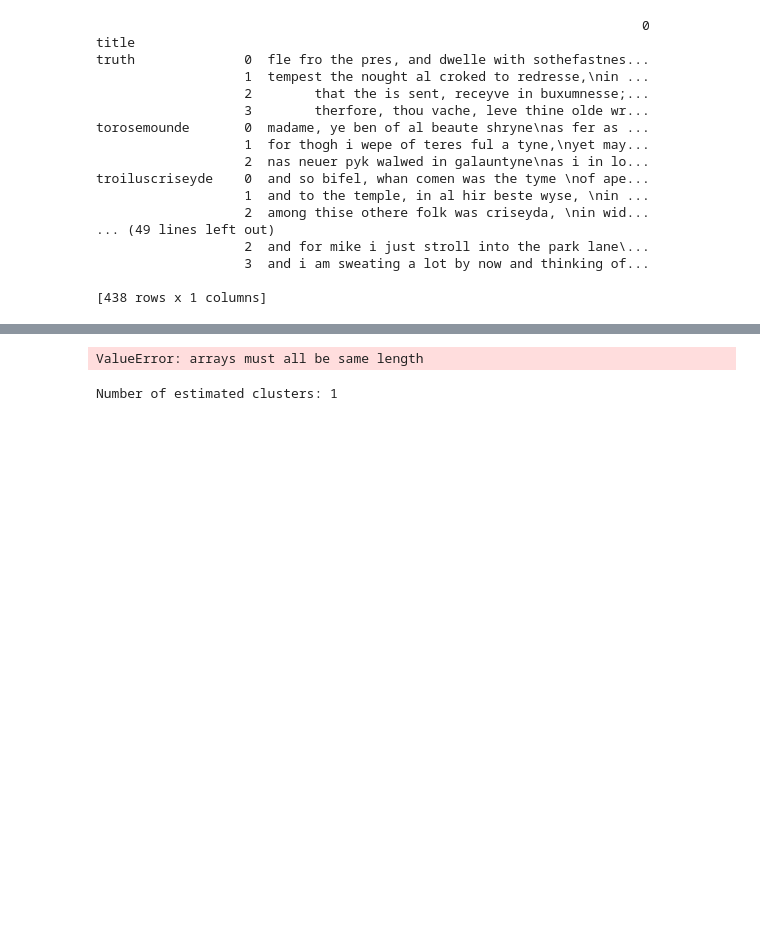
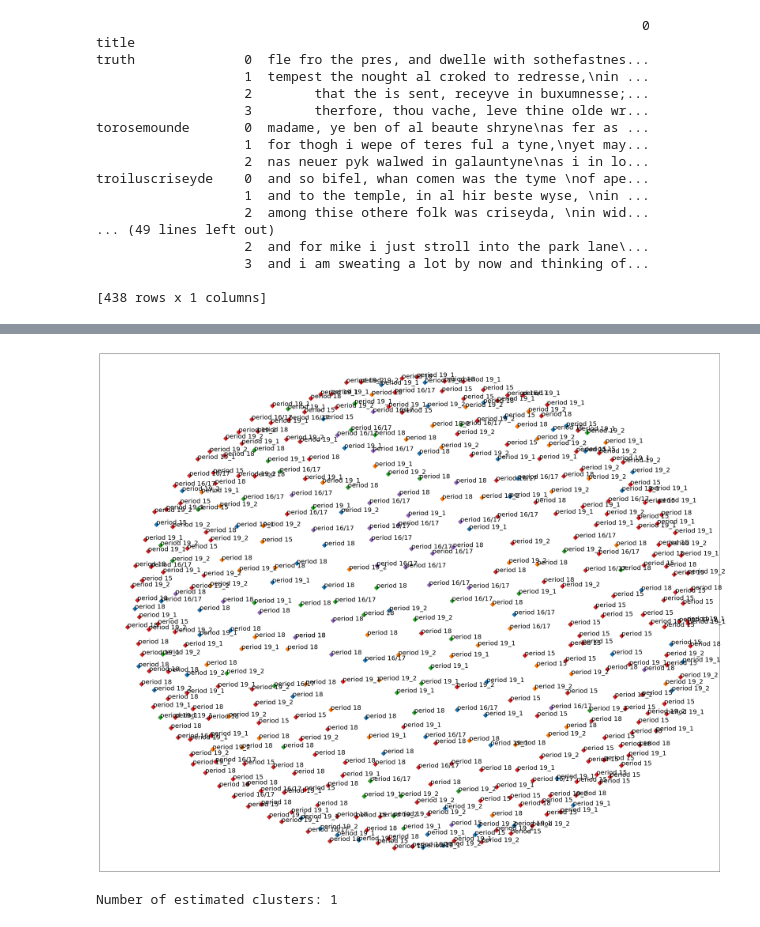
Before and after one commit to JustFairWell/challenges, a Jupyter notebook: Final_super_cap.ipynb, the cells around one changed output, grey strips where cells are left out. Cells and saved outputs as stored; diff of their text form; code cells hidden in the pictures; blank space fills up the shorter version.

```diff
--- a/Final_super_cap.ipynb
+++ b/Final_super_cap.ipynb
@@ -307,35 +323,35 @@ df_mini = pd.DataFrame(dict(x=xs, y=ys, label=mini_clusters, author=stanza_df.il
                        poem=stanza_df.iloc[:,0], period=stanza_df.iloc[:,2]))
 groups_mini = df_clusters.groupby('label')
 fig, ax = plt.subplots(figsize=(35, 30)) # set size
 ax.margins(0.05) # Optional, just adds 5% padding to the autoscaling
 
 #iterate through groups to layer the plot
 #note that I use the cluster_name and cluster_color dicts with the 'name' lookup to return the appropriate color/label
 for name, group in groups_mini:
     ax.plot(group.x, group.y, marker='D', linestyle='', ms=12,
             mec='none')
     ax.set_aspect('auto')
     ax.tick_params(\
         axis= 'x',
         which='both',
         bottom='off',
         top='off',
         labelbottom='off')
     ax.tick_params(\
         axis= 'y',
         which='both',
         left='off',
         top='off',
         labelleft='off')
 
 for i in range(len(df_mini)):
-    ax.text(df_mini.iloc[i,0], df_mini.iloc[i,1], df_mini.iloc[i,5], size=24)
+    ax.text(df_mini.iloc[i,0], df_mini.iloc[i,1], df_mini.iloc[i,5], size=20)
 
 
 
 plt.show() #show the plot
 # %% [output]
-ValueError: arrays must all be same length
+[figure, added]
 # %%
 from sklearn.cluster import MeanShift, estimate_bandwidth
 
```
Also changed, not shown: parts of 30 cells of this notebook.
